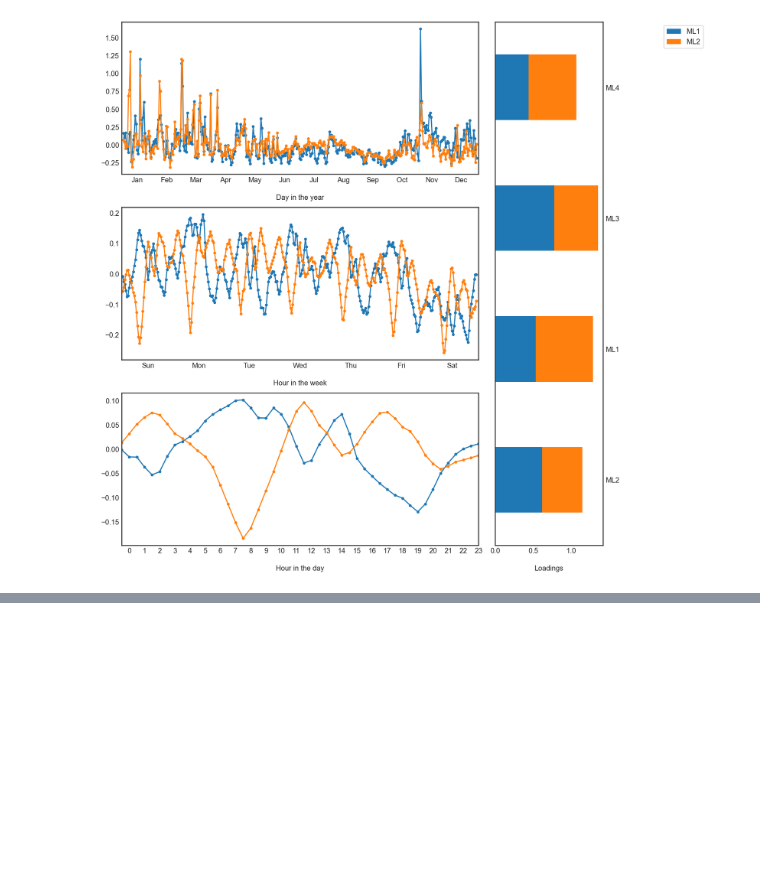
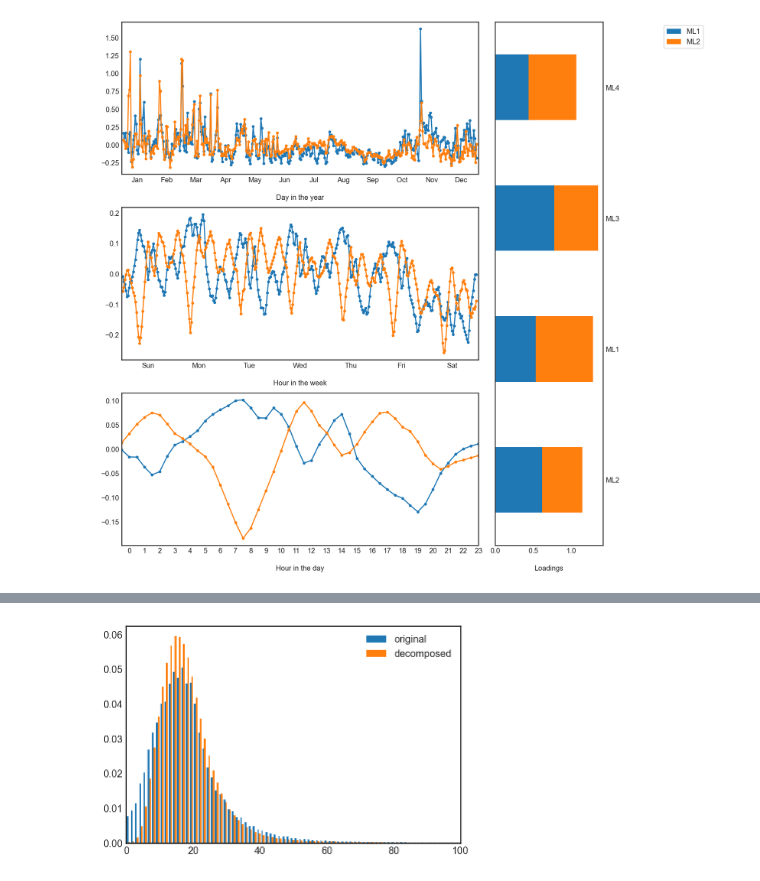
Before and after one commit to iditbela2/Broday_notebooks, a Jupyter notebook: FA_from_R.ipynb, the cells around one changed output, grey strips where cells are left out. Saved outputs shown, nothing was run; the diff lists cells and outputs as text; code cells hidden in the pictures; blank space fills up the shorter version.

```diff
--- a/FA_from_R.ipynb
+++ b/FA_from_R.ipynb
@@ -501,0 +494,10 @@ plot_factors_and_loadings(df_scores, df_load, list_of_factors, column_names, wee
+# %%
+def plot_hist(original, decomposed, density,no_bins):
+    plt.hist([original, decomposed],bins=1000,label=['original','decomposed'],density=density)
+    plt.xlim([0,100])
+    plt.legend()
+    plt.show();
+# %%
+plot_hist(df.values.ravel(), np.dot(W,H).ravel(), density=True, no_bins=300)
+# %% [output]
+[figure, added]
```
Also changed, not shown: parts of 16 cells of this notebook.
